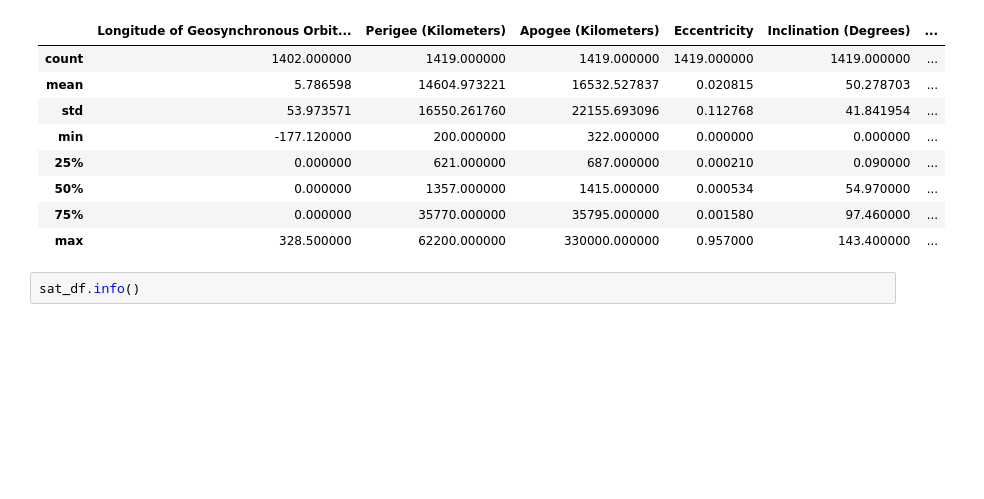
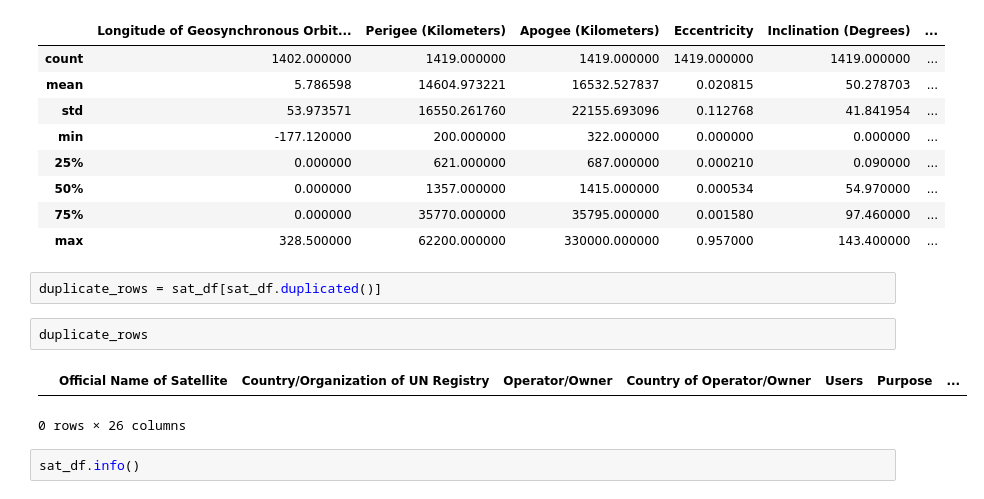
Before and after one commit to joshlynj/active_satellites, a Jupyter notebook: notebooks/EDA.ipynb, the cells around one changed output. Drawn from its saved outputs; the diff is of its cells as text; blank space fills up the shorter version.

```diff
--- a/notebooks/EDA.ipynb
+++ b/notebooks/EDA.ipynb
@@ -41,6 +44,13 @@ sat_df.describe()
 | 50% | 0.000000 | 1357.000000 | 1415.000000 | 0.000534 | 54.970000 | ... |
 | 75% | 0.000000 | 35770.000000 | 35795.000000 | 0.001580 | 97.460000 | ... |
 | max | 328.500000 | 62200.000000 | 330000.000000 | 0.957000 | 143.400000 | ... |
+# %%
+duplicate_rows = sat_df[sat_df.duplicated()]
+# %%
+duplicate_rows
+# %% [output]
+|  | Official Name of Satellite | Country/Organization of UN Registry | Operator/Owner | Country of Operator/Owner | Users | Purpose | ... |
+0 rows × 26 columns
 # %%
 sat_df.info()
 # %% [output]
```
Also changed, not shown: parts of 30 cells of this notebook.
